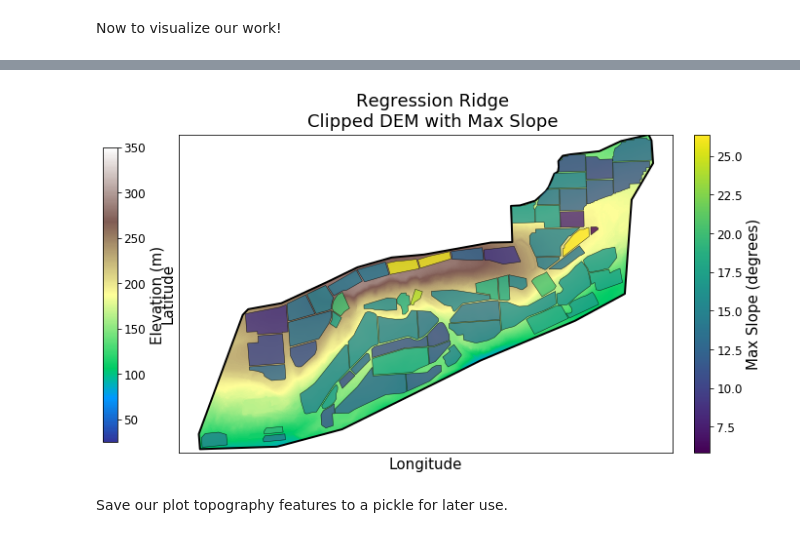
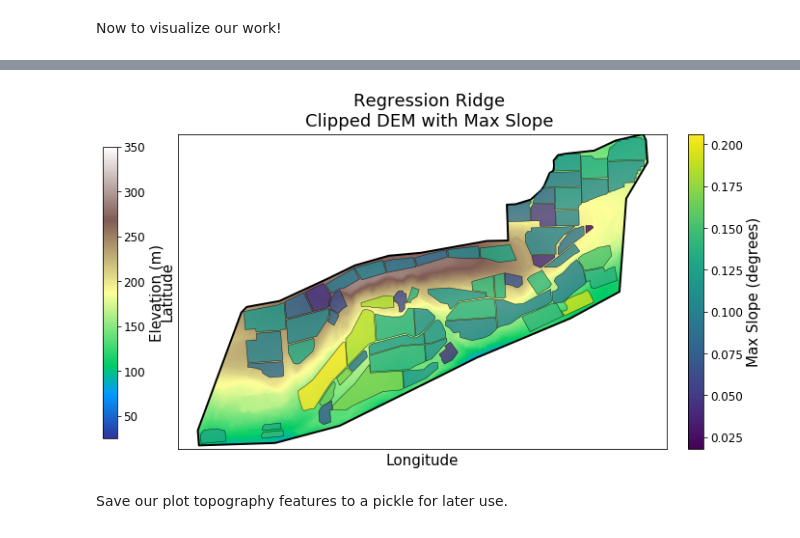
Before and after one commit to simonhansedasi/GrapeExpectations, a Jupyter notebook: RegressionRidge/notebooks/02_breakdown_dem.ipynb, the cells around one changed output, grey strips where cells are left out. Cells and saved outputs as stored; diff of their text form; code cells hidden in the pictures.

```diff
--- a/RegressionRidge/notebooks/02_breakdown_dem.ipynb
+++ b/RegressionRidge/notebooks/02_breakdown_dem.ipynb
@@ -90,6 +104,10 @@ plots = gpd.read_file(plots_path)
 plots = plots.to_crs(crs=rasterio.open(dem_file).crs)
 # plots.plot()
 # %%
+from rasterstats import zonal_stats
+import pandas as pd
+
+
 def calculate_elevation_statistics(gdf):
     # Compute zonal stats
     slope_stats = zonal_stats(gdf, slope_deg, affine=transform, nodata=np.nan,
@@ -103,12 +121,37 @@ def calculate_elevation_statistics(gdf):
     elev_dev_stats = zonal_stats(gdf, elev_dev, affine=transform, nodata=np.nan,
                              stats=['mean', 'min', 'max'])
 
+    curv_stats = zonal_stats(gdf, curvature, affine=transform, nodata=np.nan,
+                         stats=['mean', 'min', 'max'])
+
+    profile_curv_stats = zonal_stats(gdf, profile_curv, affine=transform, nodata=np.nan,
+                         stats=['mean', 'min', 'max'])
+
+
+    plan_curv_stats = curv_stats = zonal_stats(gdf, plan_curv, affine=transform, nodata=np.nan,
+                         stats=['mean', 'min', 'max'])
+
+
     # Combine into dataframe
     df_features = pd.DataFrame({
         'plot_id': gdf.index,
         'slope_mean': [s['mean'] for s in slope_stats],
         'slope_min': [s['min'] for s in slope_stats],
         'slope_max': [s['max'] for s in slope_stats],
+
+        'curve_mean': [s['mean'] for s in curv_stats],
+        'curve_min': [s['min'] for s in curv_stats],
+        'curve_max': [s['max'] for s in curv_stats],
+
+        'pro_curve_mean': [s['mean'] for s in profile_curv_stats],
+        'pro_curve_min': [s['min'] for s in profile_curv_stats],
+        'pro_curve_max': [s['max'] for s in profile_curv_stats],
+
+        'plan_curve_mean': [s['mean'] for s in plan_curv_stats],
+        'plan_curve_min': [s['min'] for s in plan_curv_stats],
+        'plan_curve_max': [s['max'] for s in plan_curv_stats],
+
+
         'aspect_mean': [s['mean'] for s in aspect_stats],
         'aspect_min': [s['min'] for s in aspect_stats],
         'aspect_max': [s['max'] for s in aspect_stats],
@@ -155,4 +214,6 @@ Now to visualize our work!
 # %%
+import matplotlib.pyplot as plt
+
 with rasterio.open(dem_file) as src:
     dem = src.read(1, masked=True)
     raster_crs = src.crs
@@ -180,37 +241,37 @@ cbar_dem.ax.tick_params(labelsize=12)
 vineyard.plot(ax=ax, facecolor='none', edgecolor='k', linewidth=2)
 
 # plot features without legend
 plot_gdf = plot_features.copy()
 plot_gdf.plot(
     ax=ax,
-    column='slope_max',
+    column='pro_curve_mean',
     cmap='viridis',
     legend=False,
     alpha=0.8,
     edgecolor='black',
     linewidth=0.5
 )
 
 # slope colorbar on the right (default)
 sm = plt.cm.ScalarMappable(
     cmap='viridis',
-    norm=plt.Normalize(vmin=plot_features['slope_max'].min(),
-                       vmax=plot_features['slope_max'].max())
+    norm=plt.Normalize(vmin=plot_features['curve_max'].min(),
+                       vmax=plot_features['curve_max'].max())
 )
 sm._A = []
 cbar_aspect = fig.colorbar(sm, ax=ax, fraction=0.035, pad=0.04)
 cbar_aspect.set_label('Max Slope (degrees)', fontsize=15)
 cbar_aspect.ax.tick_params(labelsize=12)
 
 fig.suptitle('Regression Ridge\nClipped DEM with Max Slope', fontsize = 18)
 ax.set_xlabel('Longitude', fontsize = 15)
 ax.set_ylabel('Latitude', fontsize = 15)
 ax.set_xticks([])
 ax.set_yticks([])
 plt.savefig('img/dem_w_slope.png')
 plt.show()
 # %% [output]
-[figure, old version]
+[figure, new version]
 # %% [markdown]
 Save our plot topography features to a pickle for later use.
 # %%
```
Also changed, not shown: parts of 6 cells of this notebook, 1 other file.
